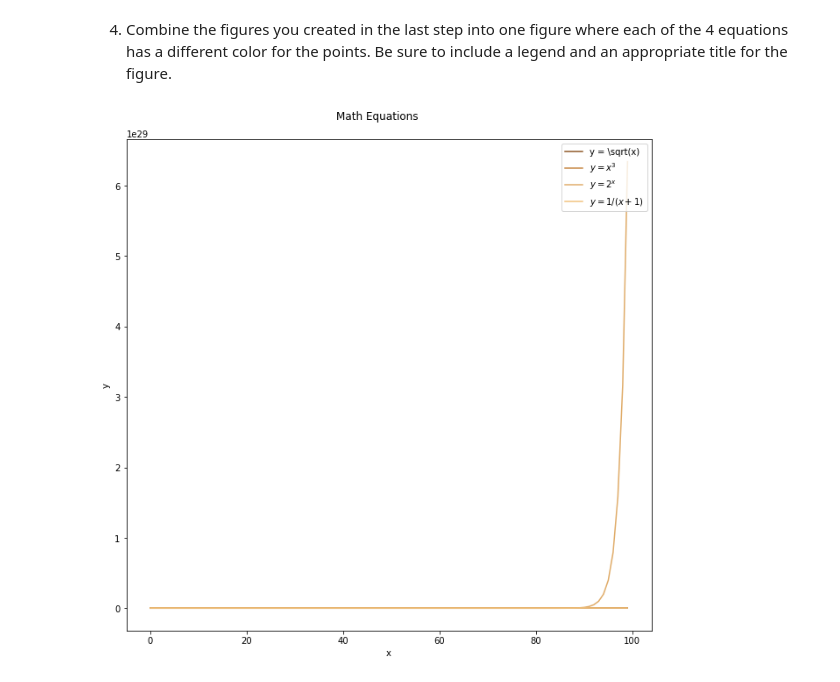
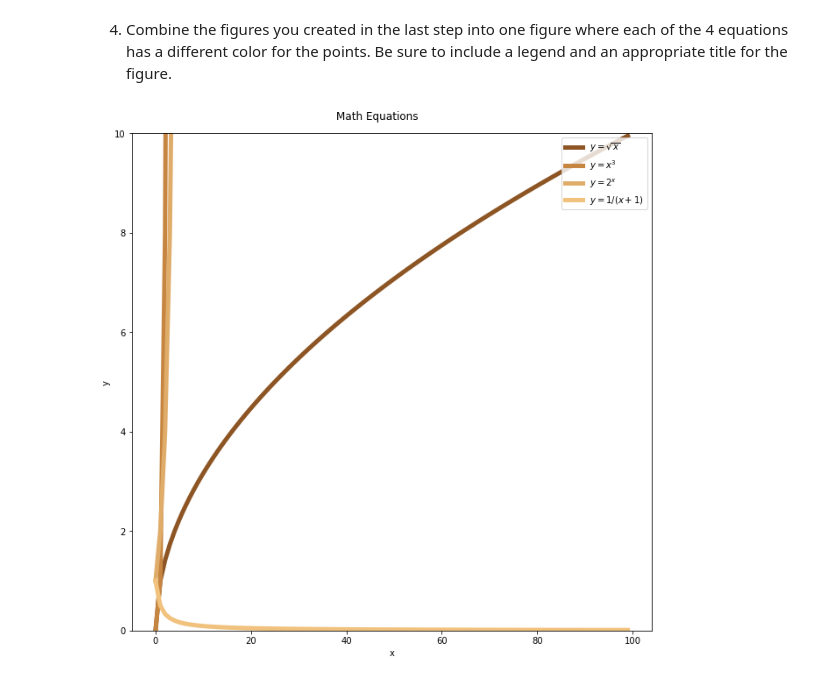
Before and after one commit to m3redithw/numpy-pandas-visualization-exercises, a Jupyter notebook: matplotlib_exercises.ipynb, the cells around one changed output. Cells and saved outputs as stored; diff of their text form; code cells hidden in the pictures.

```diff
--- a/matplotlib_exercises.ipynb
+++ b/matplotlib_exercises.ipynb
@@ -105,32 +108,34 @@ plt.tight_layout()
 # %%
 plt.figure(figsize = (9,9))
 plt.suptitle('Math Equations')
 
+plt.xlabel('x')
+plt.ylabel('y')
+
 # plot1
 x = list(range(100))
 y = [math.sqrt(n) for n in x]
-plt.plot(x, y, color = '#8d5524', label = 'y = \sqrt(x)')
-plt.xlabel('x')
-plt.ylabel('y')
+plt.plot(x, y, color = '#8d5524', label = '$y = \sqrt{x}$', linewidth = 5)
+
 
 # plot2
 x = list(range(100))
 y = [n ** 3 for n in x]
-plt.plot(x, y, color = '#c68642', label = '$y = x^3$')
-plt.xlabel('x')
-plt.ylabel('y')
+plt.plot(x, y, color = '#c68642', label = '$y = x^3$', linewidth = 5)
+
 
 # plot3
 x = list(range(100))
 y = [2**n for n in x]
-plt.plot(x, y, color = '#e0ac69', label = '$y = 2^x$')
+plt.plot(x, y, color = '#e0ac69', label = '$y = 2^x$', linewidth = 5)
 
 # plot 4
 x = list(range(0,100))
 y = [1/(n+1) for n in x]
-plt.plot(x, y, color = '#f1c27d', label = '$y = 1/(x+1)$')
+plt.plot(x, y, color = '#f1c27d', label = '$y = 1/(x+1)$', linewidth = 5)
 
 plt.legend(loc='upper right')
+plt.ylim(0,10)
 plt.tight_layout()
 # %% [output]
-[figure, old version]
+[figure, new version]
```
Also changed, not shown: parts of 6 cells of this notebook.
